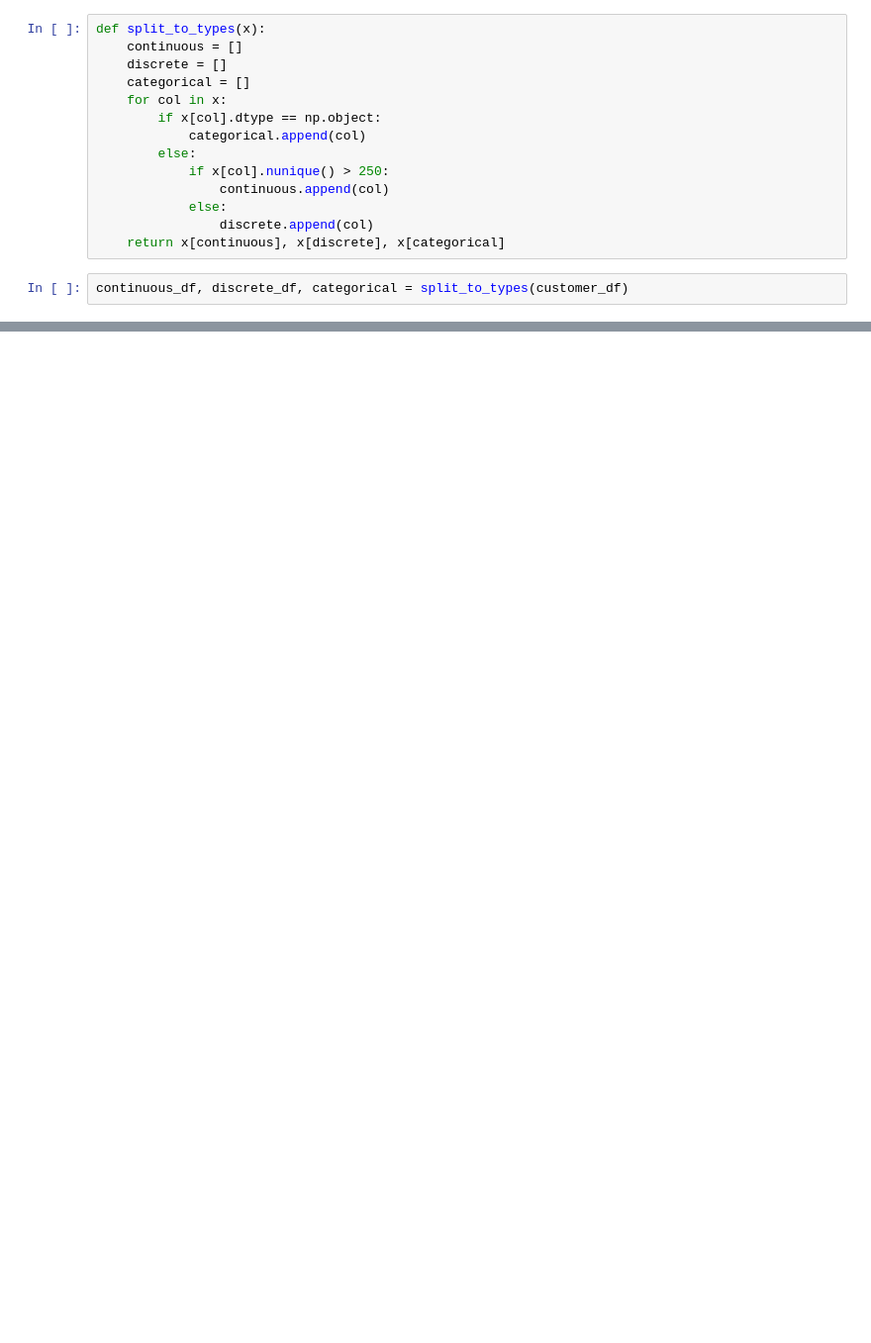
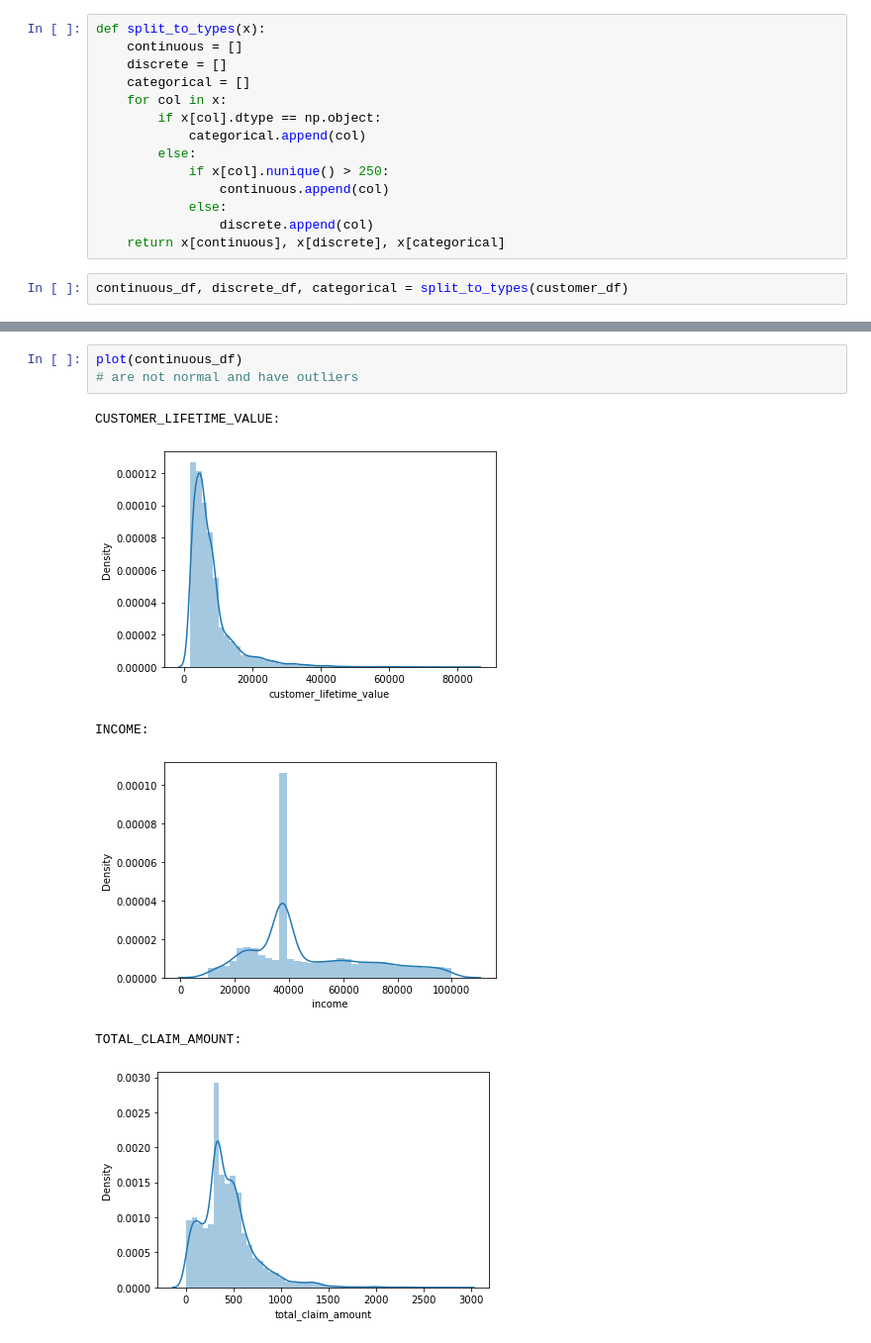
Before and after one commit to HajarRafi/lab-cleaning-data, a Jupyter notebook: cleaning-categorical-data.ipynb, the cells around one changed output, grey strips where cells are left out. Shown at 99% size. Saved outputs shown, nothing was run; the diff lists cells and outputs as text; blank space fills up the shorter version.

```diff
--- a/cleaning-categorical-data.ipynb
+++ b/cleaning-categorical-data.ipynb
@@ -43,0 +87,10 @@ plt.show()
+# %%
+plot(continuous_df)
+# are not normal and have outliers
+# %% [output]
+CUSTOMER_LIFETIME_VALUE:
+[figure, added]
+INCOME:
+[figure, added]
+TOTAL_CLAIM_AMOUNT:
+[figure, added]
```
Also changed, not shown: parts of 13 cells of this notebook.
